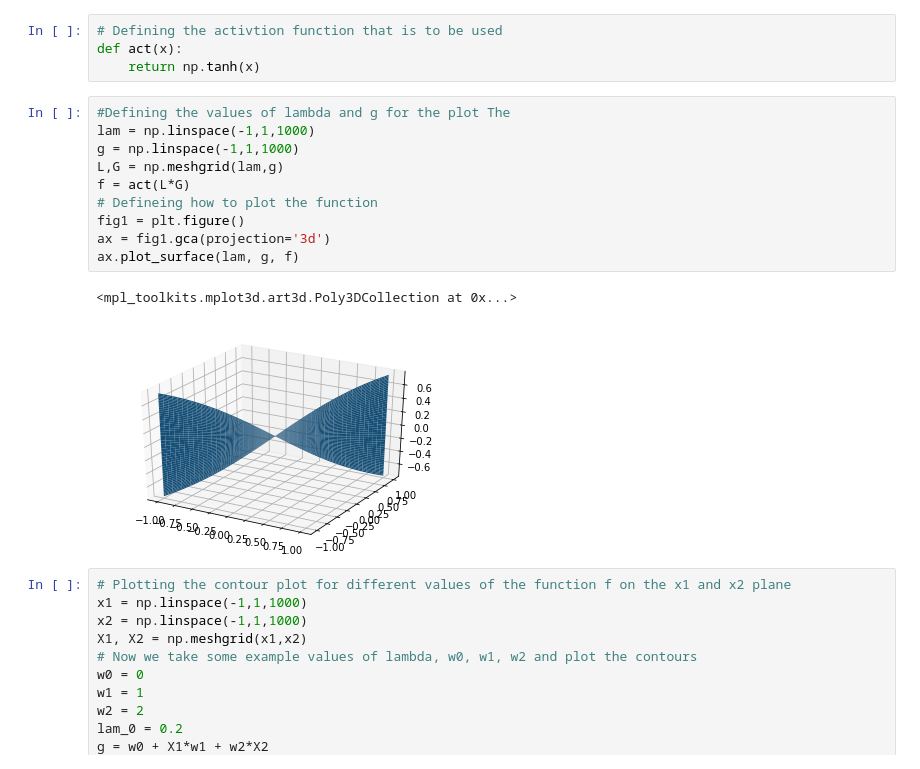
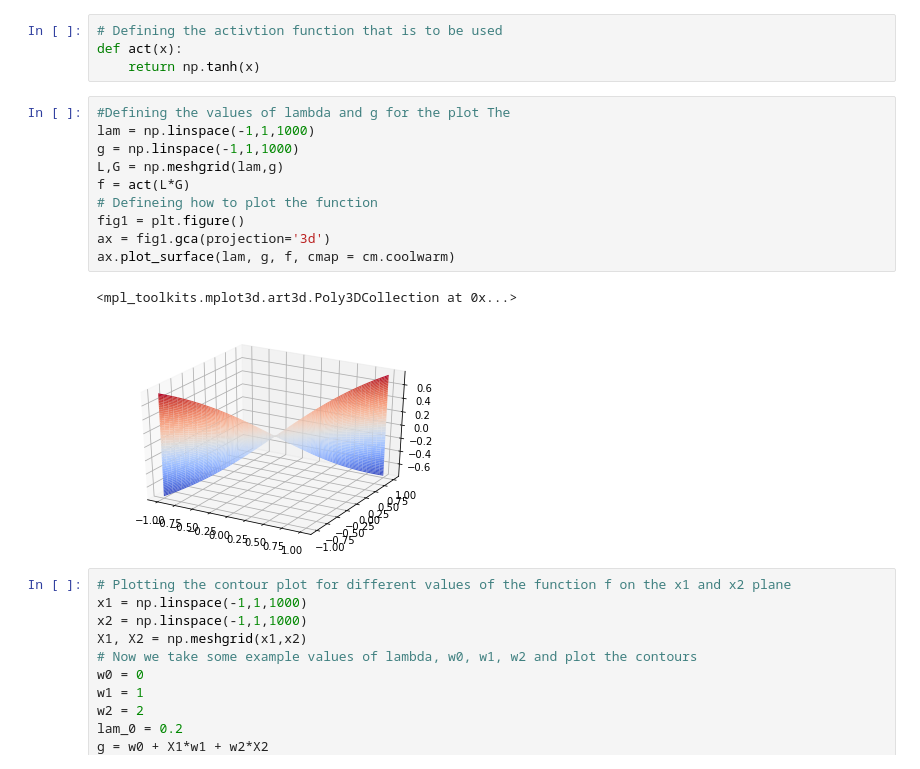
Before and after one commit to meghbhalerao/machine-learning-course, a Jupyter notebook: asg2/q2.ipynb, the cells around one changed output. Drawn from its saved outputs; the diff is of its cells as text.

```diff
--- a/asg2/q2.ipynb
+++ b/asg2/q2.ipynb
@@ -13,16 +18,16 @@ def act(x):
 # %%
 #Defining the values of lambda and g for the plot The
 lam = np.linspace(-1,1,1000)
 g = np.linspace(-1,1,1000)
 L,G = np.meshgrid(lam,g)
 f = act(L*G)
 # Defineing how to plot the function
 fig1 = plt.figure()
 ax = fig1.gca(projection='3d')
-ax.plot_surface(lam, g, f)
+ax.plot_surface(lam, g, f, cmap = cm.coolwarm)
 # %% [output]
 <mpl_toolkits.mplot3d.art3d.Poly3DCollection at 0x...>
-[figure, old version]
+[figure, new version]
 # %%
 # Plotting the contour plot for different values of the function f on the x1 and x2 plane
 x1 = np.linspace(-1,1,1000)
```
Also changed, not shown: parts of 4 cells of this notebook.
